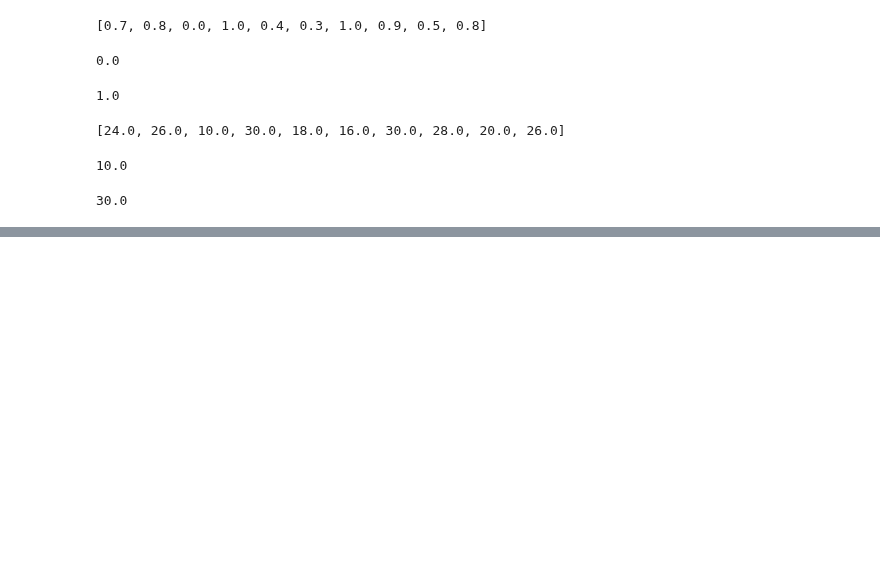
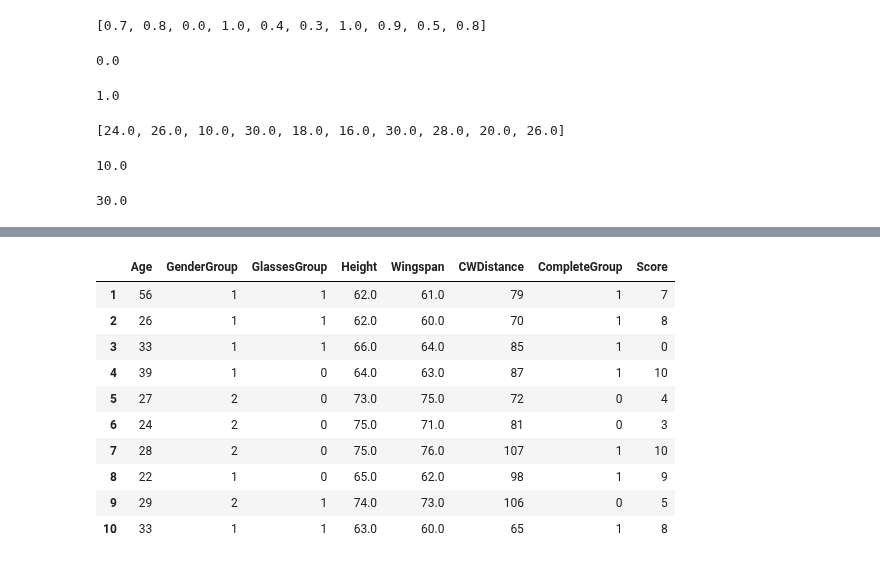
Before and after one commit to PosgradoMNA/actividades-de-aprendizaje-A01793546-Ariel-Corral-Leon, a Jupyter notebook: Semana4_Normalizacion_ejemplos.ipynb, the cells around one changed output, grey strips where cells are left out. Cells and saved outputs as stored; diff of their text form; code cells hidden in the pictures; blank space fills up the shorter version.

```diff
--- a/Semana4_Normalizacion_ejemplos.ipynb
+++ b/Semana4_Normalizacion_ejemplos.ipynb
@@ -179,0 +188,14 @@ inf
+# %%
+ndf.head(10)
+# %% [output]
+|  | Age | GenderGroup | GlassesGroup | Height | Wingspan | CWDistance | CompleteGroup | Score |
+| 1 | 56 | 1 | 1 | 62.0 | 61.0 | 79 | 1 | 7 |
+| 2 | 26 | 1 | 1 | 62.0 | 60.0 | 70 | 1 | 8 |
+| 3 | 33 | 1 | 1 | 66.0 | 64.0 | 85 | 1 | 0 |
+| 4 | 39 | 1 | 0 | 64.0 | 63.0 | 87 | 1 | 10 |
+| 5 | 27 | 2 | 0 | 73.0 | 75.0 | 72 | 0 | 4 |
+| 6 | 24 | 2 | 0 | 75.0 | 71.0 | 81 | 0 | 3 |
+| 7 | 28 | 2 | 0 | 75.0 | 76.0 | 107 | 1 | 10 |
+| 8 | 22 | 1 | 0 | 65.0 | 62.0 | 98 | 1 | 9 |
+| 9 | 29 | 2 | 1 | 74.0 | 73.0 | 106 | 0 | 5 |
+| 10 | 33 | 1 | 1 | 63.0 | 60.0 | 65 | 1 | 8 |
```
Also changed, not shown: parts of 14 cells of this notebook.
